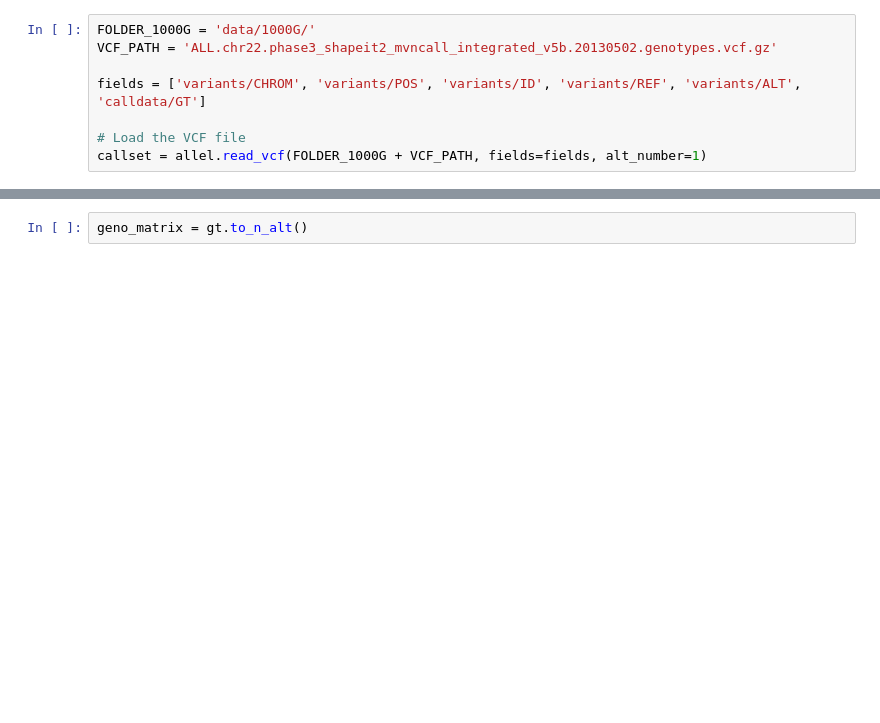
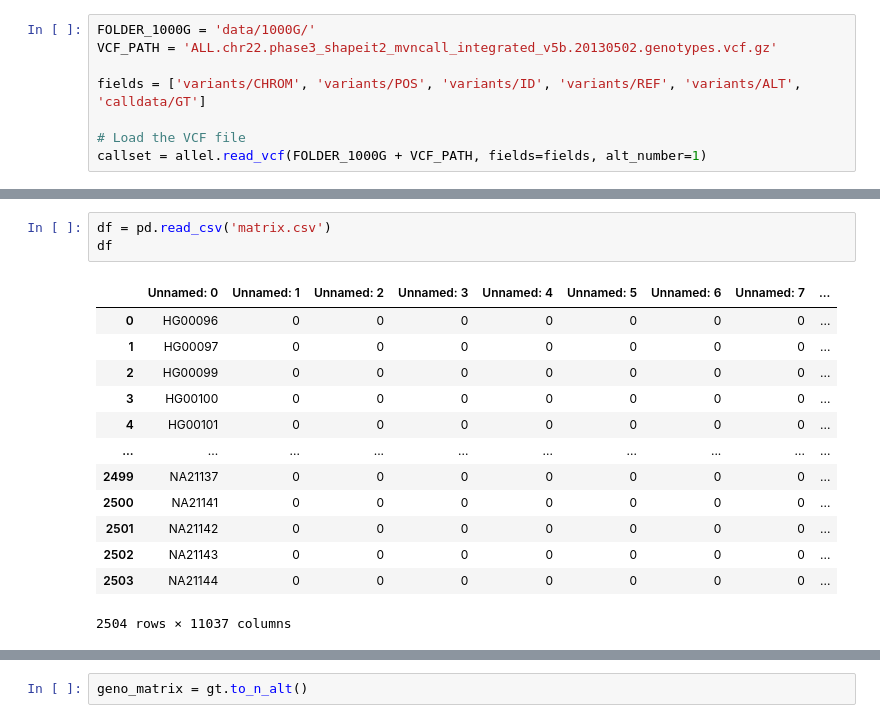
Before and after one commit to Skanx7/genetic-population-clustering, a Jupyter notebook: notebook.ipynb, the cells around one changed output, grey strips where cells are left out. Drawn from its saved outputs; the diff is of its cells as text; blank space fills up the shorter version.

```diff
--- a/notebook.ipynb
+++ b/notebook.ipynb
@@ -29,0 +132,17 @@ gt
+# %%
+df = pd.read_csv('matrix.csv')
+df
+# %% [output]
+|  | Unnamed: 0 | Unnamed: 1 | Unnamed: 2 | Unnamed: 3 | Unnamed: 4 | Unnamed: 5 | Unnamed: 6 | Unnamed: 7 | ... |
+| 0 | HG00096 | 0 | 0 | 0 | 0 | 0 | 0 | 0 | ... |
+| 1 | HG00097 | 0 | 0 | 0 | 0 | 0 | 0 | 0 | ... |
+| 2 | HG00099 | 0 | 0 | 0 | 0 | 0 | 0 | 0 | ... |
+| 3 | HG00100 | 0 | 0 | 0 | 0 | 0 | 0 | 0 | ... |
+| 4 | HG00101 | 0 | 0 | 0 | 0 | 0 | 0 | 0 | ... |
+| ... | ... | ... | ... | ... | ... | ... | ... | ... | ... |
+| 2499 | NA21137 | 0 | 0 | 0 | 0 | 0 | 0 | 0 | ... |
+| 2500 | NA21141 | 0 | 0 | 0 | 0 | 0 | 0 | 0 | ... |
+| 2501 | NA21142 | 0 | 0 | 0 | 0 | 0 | 0 | 0 | ... |
+| 2502 | NA21143 | 0 | 0 | 0 | 0 | 0 | 0 | 0 | ... |
+| 2503 | NA21144 | 0 | 0 | 0 | 0 | 0 | 0 | 0 | ... |
+2504 rows × 11037 columns
```
Also changed, not shown: parts of 33 cells of this notebook, 3 other files.
